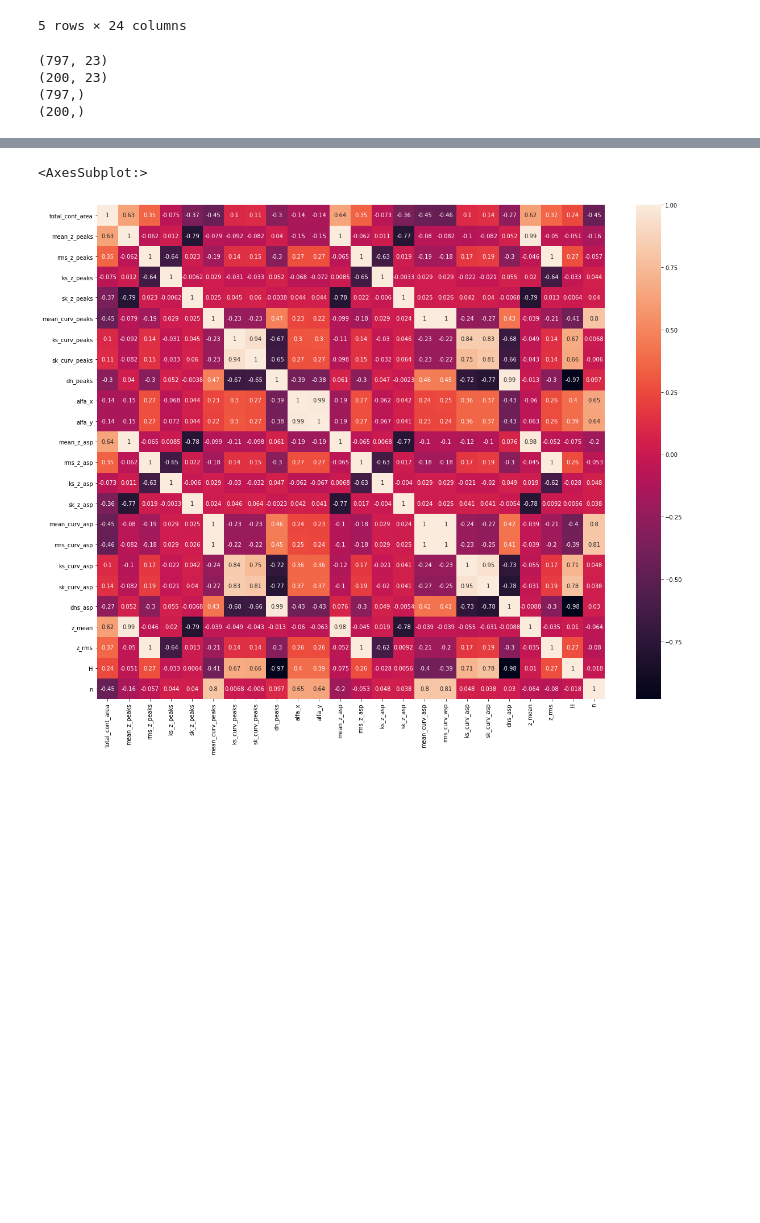
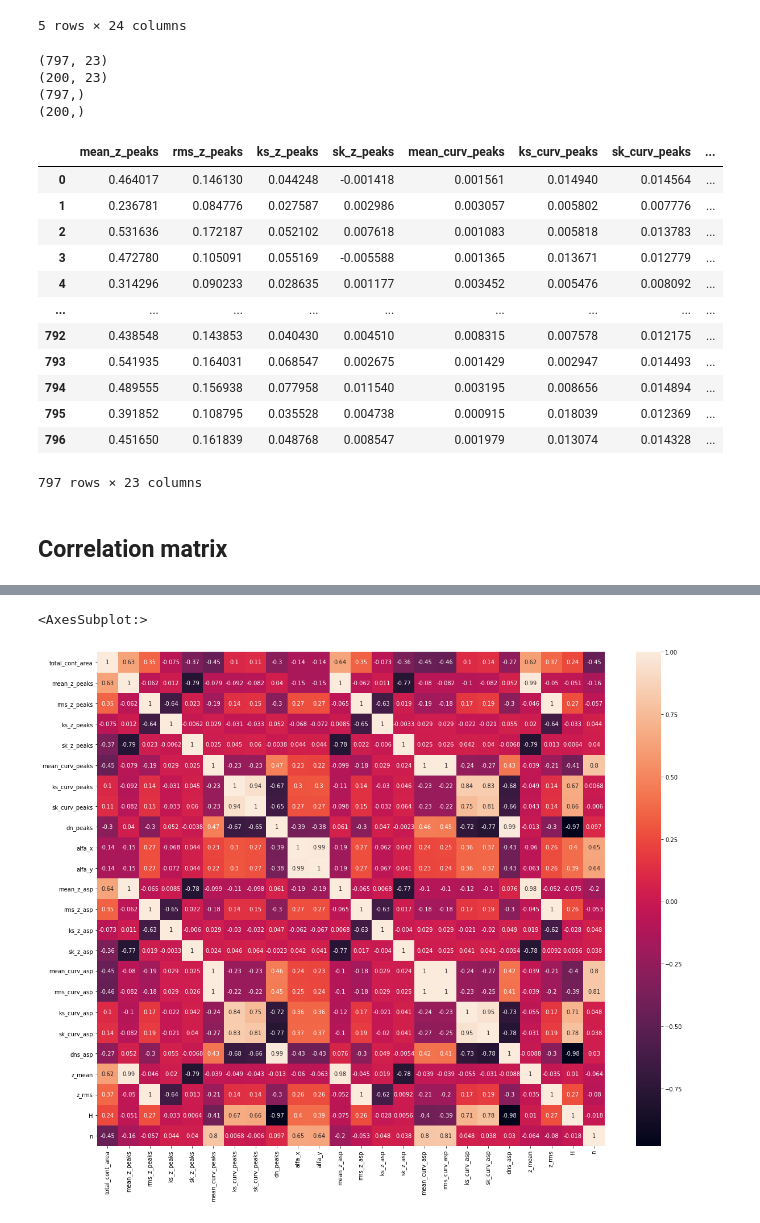
Before and after one commit to sbrandstaeter/deep_sim, a Jupyter notebook: jupyter_notebook/ml_trials.ipynb, the cells around one changed output, grey strips where cells are left out. Cells and saved outputs as stored; diff of their text form; code cells hidden in the pictures; blank space fills up the shorter version.

```diff
--- a/jupyter_notebook/ml_trials.ipynb
+++ b/jupyter_notebook/ml_trials.ipynb
@@ -183,3 +183,32 @@ print(y_test.shape)
 (200, 23)
 (797,)
 (200,)
+# %%
+from sklearn.preprocessing import Normalizer
+
+sc = Normalizer(norm='l2')
+
+sc.fit(X_train)
+
+names = X_train.columns
+
+X_train_sc = pd.DataFrame(sc.transform(X_train),columns=names)
+X_test_sc = pd.DataFrame(sc.transform(X_test),columns=names)
+# %%
+X_train_sc
+# %% [output]
+|  | mean_z_peaks | rms_z_peaks | ks_z_peaks | sk_z_peaks | mean_curv_peaks | ks_curv_peaks | sk_curv_peaks | ... |
+| 0 | 0.464017 | 0.146130 | 0.044248 | -0.001418 | 0.001561 | 0.014940 | 0.014564 | ... |
+| 1 | 0.236781 | 0.084776 | 0.027587 | 0.002986 | 0.003057 | 0.005802 | 0.007776 | ... |
+| 2 | 0.531636 | 0.172187 | 0.052102 | 0.007618 | 0.001083 | 0.005818 | 0.013783 | ... |
+| 3 | 0.472780 | 0.105091 | 0.055169 | -0.005588 | 0.001365 | 0.013671 | 0.012779 | ... |
+| 4 | 0.314296 | 0.090233 | 0.028635 | 0.001177 | 0.003452 | 0.005476 | 0.008092 | ... |
+| ... | ... | ... | ... | ... | ... | ... | ... | ... |
+| 792 | 0.438548 | 0.143853 | 0.040430 | 0.004510 | 0.008315 | 0.007578 | 0.012175 | ... |
+| 793 | 0.541935 | 0.164031 | 0.068547 | 0.002675 | 0.001429 | 0.002947 | 0.014493 | ... |
+| 794 | 0.489555 | 0.156938 | 0.077958 | 0.011540 | 0.003195 | 0.008656 | 0.014894 | ... |
+| 795 | 0.391852 | 0.108795 | 0.035528 | 0.004738 | 0.000915 | 0.018039 | 0.012369 | ... |
+| 796 | 0.451650 | 0.161839 | 0.048768 | 0.008547 | 0.001979 | 0.013074 | 0.014328 | ... |
+797 rows × 23 columns
+# %% [markdown]
+## Correlation matrix
```
Also changed, not shown: parts of 11 cells of this notebook, 4 other files.
